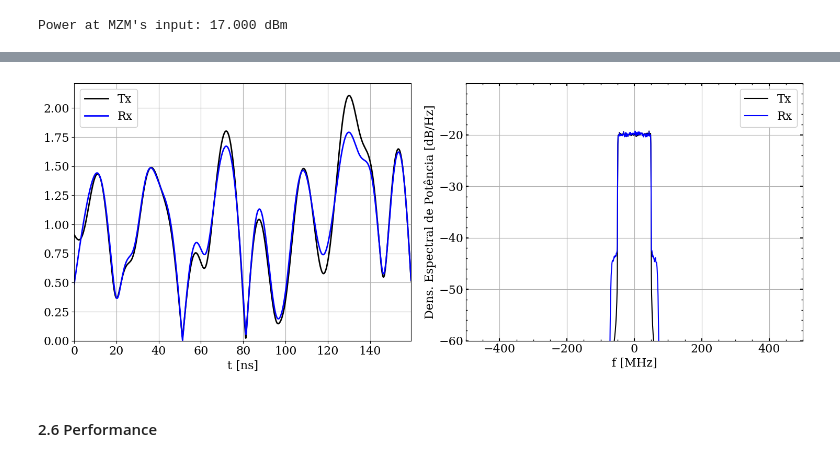
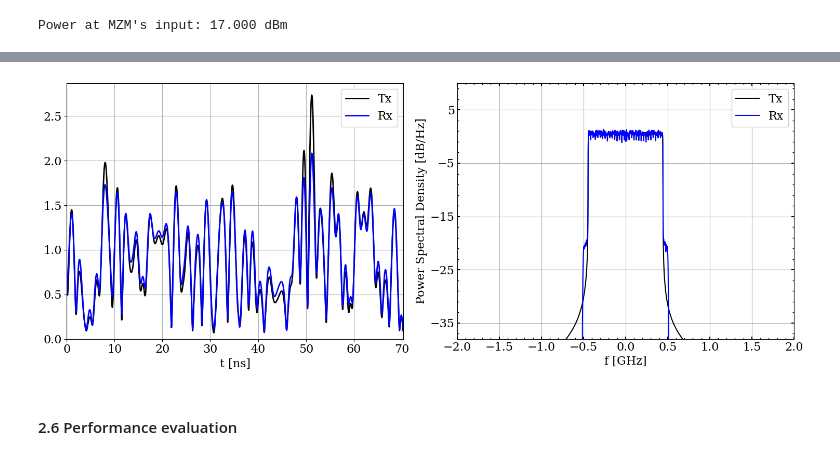
Before and after one commit to daniel7fontes/dpdPy, a Jupyter notebook: examples/basic_ARoF_transmission.ipynb, the cells around one changed output, grey strips where cells are left out. Saved outputs shown, nothing was run; the diff lists cells and outputs as text; code cells hidden in the pictures.

```diff
--- a/examples/basic_ARoF_transmission.ipynb
+++ b/examples/basic_ARoF_transmission.ipynb
@@ -209,8 +161,9 @@ ACLR = -44.692 dB
 # %%
-sigTx_RF = np.real( sigTx * np.exp(1j*2*pi*paramRF.fc_e*t) )
+sigTx_RF = np.real( sigTx * np.exp(1j * 2*pi * paramRF.fc_e * t) )
 
-gain_pre_MZM = 10**( np.log10(dBm2W(paramRF.Pin_RF)/signal_power(sigTx_RF))/2)
-sigTx_RF *= gain_pre_MZM
+gain_pre_MZM = paramMZM.Pin_MZM - 10*np.log10(1e3*signal_power(sigTx_RF))
+
+sigTx_RF = np.sqrt(10**((gain_pre_MZM)/10)) * sigTx_RF
 sigTx_RF = np.clip(sigTx_RF, -paramMZM.Vpi/2, paramMZM.Vpi/2)
 
 print(f"Power at MZM's input: {10*np.log10(1e3*signal_power(sigTx_RF)):.3f} dBm")
@@ -324,9 +276,6 @@ plt.show()
 # %%
-# Filtro passa-faixas
-numtaps = 4096
-f1 = paramRF.fc_e - 2*Rs
-f2 = paramRF.fc_e + 2*Rs
-hbp_RF = firwin(numtaps, (f1, f2), pass_zero = 'bandpass', fs = Fs)
+# Bandpass filter
+hbp_RF = firwin(filter_numtaps, (paramRF.fc_e - 2*paramRF.bw, paramRF.fc_e + 2*paramRF.bw), pass_zero = 'bandpass', fs = Fs)
 
 I_RF = firFilter(hbp_RF, I_Rx)
 # %%
@@ -364,22 +313,13 @@ plt.show()
 # %%
-sigRx = hilbert(I_RF)*np.exp(-1j*2*pi*paramRF.fc_e*t)
+sigRx = hilbert(I_RF)*np.exp(-1j * 2*pi * paramRF.fc_e * t) * 1e3
 
-alpha = 0 # dB
-theta = 0 # degrees
-
-IQ_imb = 10**(alpha / 10) * np.exp(1j*theta * pi/180)
-sigRx = sigRx.real + 1j*sigRx.imag * IQ_imb
-
-gain_pre_PA = 10**( np.log10(dBm2W(paramRF.Pin_PA)/signal_power(sigRx))/2)
-sigRx *= gain_pre_PA
-
-sigRx = power_amplifier(sigRx)
+# Power amplification
+sigRx = power_amplifier(sigRx, paramPA)
 
 sigRx_PA = sigRx.copy()
 sigRx_PA = pnorm(sigRx_PA)
 
-numtaps = 4096
-hlp = firwin(numtaps, Rs/1.75, fs = Fs)
+hlp = firwin(filter_numtaps, Rs/1.75, fs = Fs)
 sigRx = firFilter(hlp, sigRx)
 # %%
 
@@ -421,37 +361,37 @@ sigRx = rot/np.abs(rot)*sigRx
 # %%
 
 indx = np.arange(0, 2000)
 fig, axs = plt.subplots(1, 2, figsize = (15, 6))
 
 axs[0].plot(t[indx]*1e9, np.abs(pnorm(sigTx))[indx], label = "Tx", lw = 2, color = "k")
 axs[0].plot(t[indx]*1e9, np.abs(pnorm(sigRx))[indx], label = "Rx", lw = 2, color = "b")
 
-axs[1].psd(pnorm(sigTx), Fs = Fs/1e6, NFFT = 16*1024, sides = 'twosided', label = "Tx", color = "k")
-axs[1].psd(pnorm(sigRx), Fs = Fs/1e6, NFFT = 16*1024, sides = 'twosided', label = "Rx", color = "b")
+axs[1].psd(pnorm(sigTx), Fs = Fs/1e9, NFFT = 16*1024, sides = 'twosided', label = "Tx", color = "k")
+axs[1].psd(pnorm(sigRx), Fs = Fs/1e9, NFFT = 16*1024, sides = 'twosided', label = "Rx", color = "b")
 
 axs[0].set_xlim(0, t[indx][-1]*1e9)
 axs[0].set_xlabel("t [ns]")
 axs[0].set_ylim(0)
 axs[0].grid()
 axs[0].legend(framealpha = 1)
 
-axs[1].set_xlabel("f [MHz]")
-axs[1].set_ylabel("Dens. Espectral de Potência [dB/Hz]")
-axs[1].set_xlim(-500, 500)
-axs[1].set_ylim(-60, -10)
+axs[1].set_xlabel("f [GHz]")
+axs[1].set_ylabel("Power Spectral Density [dB/Hz]")
+axs[1].set_xlim(-2, 2)
+axs[1].set_ylim(-38, 10)
 axs[1].grid(True)
-axs[1].set_yticks(np.arange(-60, -10, 10))
+axs[1].set_yticks(np.arange(-35, 10, 10))
 axs[1].minorticks_on()
 axs[1].tick_params(axis = 'both', top = "True", right = "True", which='minor',  width=1, direction = "in")
 axs[1].tick_params(axis = 'both', top = "True", right = "True", which='major',  width=1.5, direction = "in")
 axs[1].legend(framealpha = 1)
 
 plt.tight_layout()
 plt.show()
 # %% [output]
-[figure, old version]
+[figure, new version]
 # %% [markdown]
-#### 2.6 Performance
+#### 2.6 Performance evaluation
 # %%
 # Parâmetros da decimação
 paramDec = parameters()
```
Also changed, not shown: parts of 30 cells of this notebook, 20 other files.
